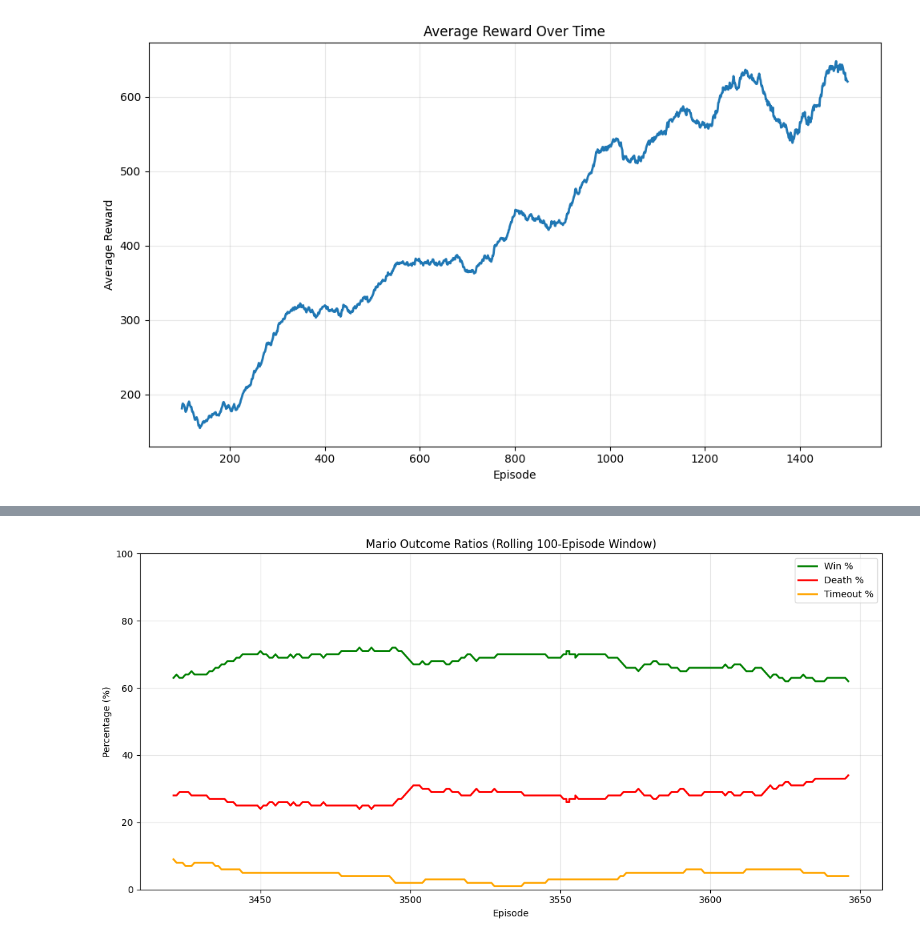
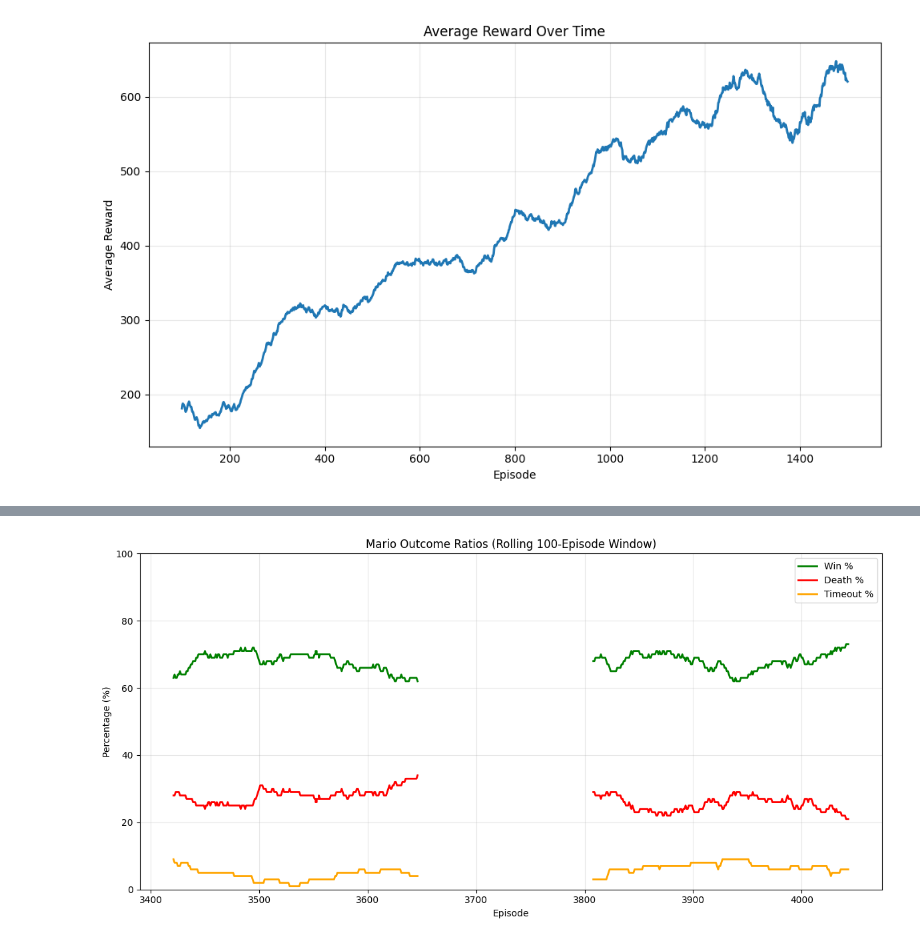
Before and after one commit to rhit-valentwa/CSSE416-FinalProject, a Jupyter notebook: display/display.ipynb, the cells around one changed output, grey strips where cells are left out. Drawn from its saved outputs; the diff is of its cells as text; code cells hidden in the pictures.

Commit message:
Updated data + graphs

```diff
--- a/display/display.ipynb
+++ b/display/display.ipynb
@@ -99,48 +99,85 @@ for line in lines:
     # Check for episode number with reward
     match = re.search(r'Episode (\d+): Reward=', line)
     if match and current_outcome:
         episodes.append(int(match.group(1)) + 1500)
         outcomes.append(current_outcome)
         current_outcome = None
 
-# Calculate rolling ratios (using a window)
+# Find break point (gap larger than 50 episodes)
+break_idx = None
+for i in range(1, len(episodes)):
+    if episodes[i] - episodes[i-1] > 50:
+        break_idx = i
+        break
+
+# Split data into two batches if break found
+if break_idx:
+    episodes1 = episodes[:break_idx]
+    outcomes1 = outcomes[:break_idx]
+    episodes2 = episodes[break_idx:]
+    outcomes2 = outcomes[break_idx:]
+    batches = [(episodes1, outcomes1), (episodes2, outcomes2)]
+else:
+    batches = [(episodes, outcomes)]
+
+# Calculate rolling ratios for each batch
 window_size = 100
-win_ratios = []
-die_ratios = []
-timeout_ratios = []
-episode_centers = []
+all_win_ratios = []
+all_die_ratios = []
+all_timeout_ratios = []
+all_episode_centers = []
 
-for i in range(len(outcomes)):
-    if i < window_size - 1:
-        continue
+for batch_episodes, batch_outcomes in batches:
+    win_ratios = []
+    die_ratios = []
+    timeout_ratios = []
+    episode_centers = []
 
-    window = outcomes[i-window_size+1:i+1]
-    total = len(window)
+    for i in range(len(batch_outcomes)):
+        if i < window_size - 1:
+            continue
 
-    win_ratios.append(window.count('win') / total * 100)
-    die_ratios.append(window.count('die') / total * 100)
-    timeout_ratios.append(window.count('timeout') / total * 100)
-    episode_centers.append(episodes[i])
+        window = batch_outcomes[i-window_size+1:i+1]
+        total = len(window)
+
+        win_ratios.append(window.count('win') / total * 100)
+        die_ratios.append(window.count('die') / total * 100)
+        timeout_ratios.append(window.count('timeout') / total * 100)
+        episode_centers.append(batch_episodes[i])
+
+    all_win_ratios.append(win_ratios)
+    all_die_ratios.append(die_ratios)
+    all_timeout_ratios.append(timeout_ratios)
+    all_episode_centers.append(episode_centers)
 
 # Plot
 plt.figure(figsize=(12, 6))
-plt.plot(episode_centers, win_ratios, linewidth=2, label='Win %', color='green')
-plt.plot(episode_centers, die_ratios, linewidth=2, label='Death %', color='red')
-plt.plot(episode_centers, timeout_ratios, linewidth=2, label='Timeout %', color='orange')
+
+# Plot each batch separately to show gap
+for i, (episodes_batch, win_batch, die_batch, timeout_batch) in enumerate(
+    zip(all_episode_centers, all_win_ratios, all_die_ratios, all_timeout_ratios)
+):
+    label_suffix = '' if i == 0 else ''  # Only label first batch
+    plt.plot(episodes_batch, win_batch, linewidth=2, color='green',
+             label='Win %' if i == 0 else '')
+    plt.plot(episodes_batch, die_batch, linewidth=2, color='red',
+             label='Death %' if i == 0 else '')
+    plt.plot(episodes_batch, timeout_batch, linewidth=2, color='orange',
+             label='Timeout %' if i == 0 else '')
 
 plt.xlabel('Episode')
 plt.ylabel('Percentage (%)')
 plt.title(f'Mario Outcome Ratios (Rolling {window_size}-Episode Window)')
 plt.legend()
 plt.grid(True, alpha=0.3)
 plt.ylim(0, 100)
 plt.tight_layout()
 plt.show()
 
 # Print overall statistics
 print(f"\nOverall Statistics ({len(outcomes)} episodes):")
 print(f"Wins: {outcomes.count('win')} ({outcomes.count('win')/len(outcomes)*100:.1f}%)")
 print(f"Deaths: {outcomes.count('die')} ({outcomes.count('die')/len(outcomes)*100:.1f}%)")
 print(f"Timeouts: {outcomes.count('timeout')} ({outcomes.count('timeout')/len(outcomes)*100:.1f}%)")
 # %% [output]
-[figure, old version]
+[figure, new version]
```
Also changed, not shown: parts of 2 cells of this notebook, 2 other files.
